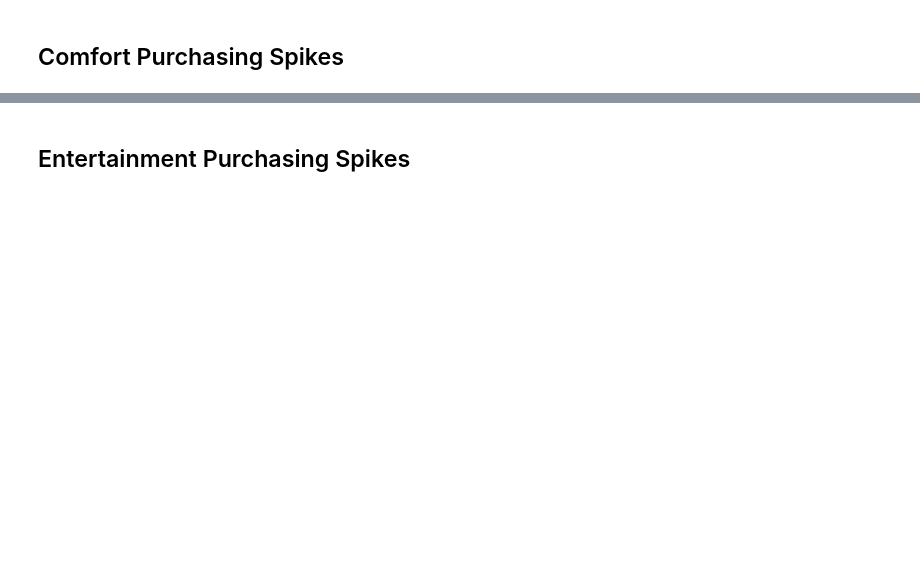
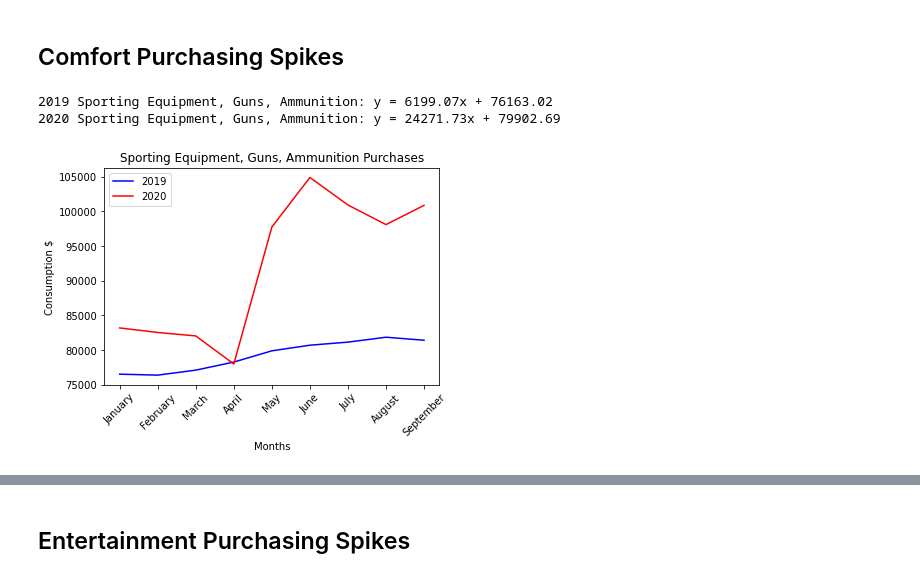
Before and after one commit to staceywai/bootcamp-project, a Jupyter notebook: Final_Data-Analysis.ipynb, the cells around one changed output, grey strips where cells are left out. Drawn from its saved outputs; the diff is of its cells as text; code cells hidden in the pictures; blank space fills up the shorter version.

```diff
--- a/Final_Data-Analysis.ipynb
+++ b/Final_Data-Analysis.ipynb
@@ -57,0 +118,34 @@ x_values = ['January', 'February', 'March', 'April', 'May', 'June', 'July', 'Aug
+# %%
+# Sporting Equipment, Guns, Ammunition
+
+# Plot 2019 vs. 2020
+plt.plot(x_values, dur_data19.loc['Sporting equipment, supplies, guns, and ammunition (part of 80)',:], color='blue', label='Sporting Equipment, Guns, Ammunition - 2019')
+plt.plot(x_values, dur_data20.loc['Sporting equipment, supplies, guns, and ammunition (part of 80)',:], color='red', label='Sporting Equipment, Guns, Ammunition - 2020')
+
+plt.xlabel('Months')
+plt.ylabel('Consumption $')
+plt.title('Sporting Equipment, Guns, Ammunition Purchases')
+plt.xticks(rotation=45)
+plt.legend(['2019','2020'], loc='best')
+
+# 2019 Linear Regression
+x_reg_values = np.linspace(0,1,len(dur_data19.loc['Sporting equipment, supplies, guns, and ammunition (part of 80)',:]))
+y_values = dur_data19.loc['Sporting equipment, supplies, guns, and ammunition (part of 80)',:].astype('int')
+
+(slope, intercept, rvalue, pvalue, stderr) = linregress(x_reg_values, y_values)
+regress_values = x_reg_values * slope + intercept
+line_eq = "2019 Sporting Equipment, Guns, Ammunition: y = " + str(round(slope,2)) + "x + " + str(round(intercept,2))
+print(line_eq)
+
+# 2020 Linear Regression
+x_reg_values = np.linspace(0,1,len(dur_data20.loc['Sporting equipment, supplies, guns, and ammunition (part of 80)',:]))
+y_values = dur_data20.loc['Sporting equipment, supplies, guns, and ammunition (part of 80)',:].astype('int')
+
+(slope, intercept, rvalue, pvalue, stderr) = linregress(x_reg_values, y_values)
+regress_values = x_reg_values * slope + intercept
+line_eq = "2020 Sporting Equipment, Guns, Ammunition: y = " + str(round(slope,2)) + "x + " + str(round(intercept,2))
+print(line_eq)
+# %% [output]
+2019 Sporting Equipment, Guns, Ammunition: y = 6199.07x + 76163.02
+2020 Sporting Equipment, Guns, Ammunition: y = 24271.73x + 79902.69
+[figure, added]
```
Also changed, not shown: parts of 15 cells of this notebook.
